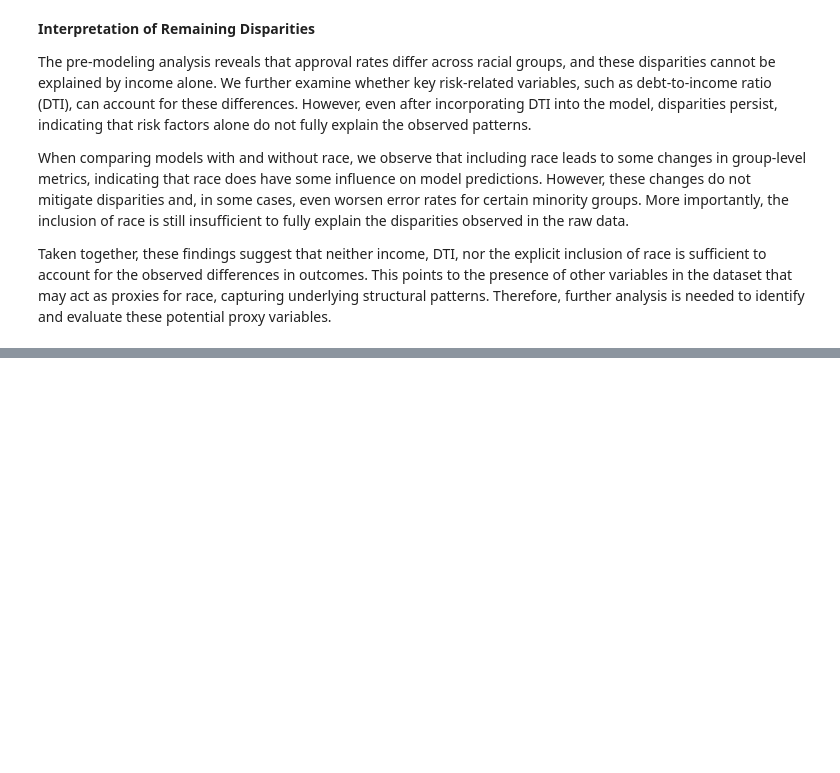
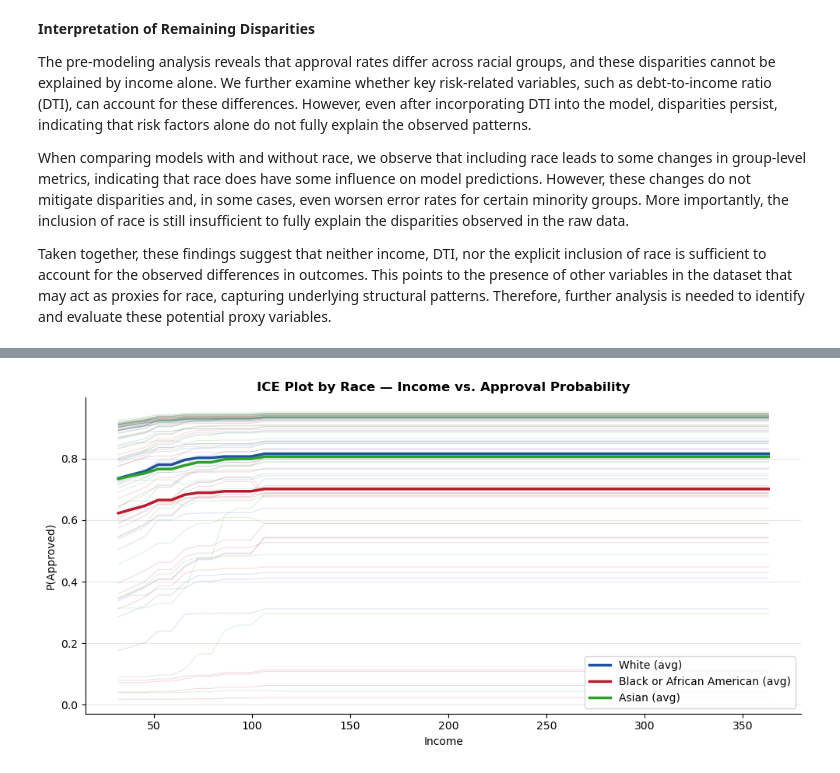
Before and after one commit to lionling427/RML-Capstone-project-, a Jupyter notebook: capstone1.ipynb, the cells around one changed output, grey strips where cells are left out. Saved outputs shown, nothing was run; the diff lists cells and outputs as text; code cells hidden in the pictures; blank space fills up the shorter version.

```diff
--- a/capstone1.ipynb
+++ b/capstone1.ipynb
@@ -1317,0 +1609,59 @@ These features are relevant when evaluating potential privacy risks and model vu
+# %%
+race_groups = ['White', 'Black or African American', 'Asian']
+
+colors_race = {
+    'White': '#1a53a0',
+    'Black or African American': '#B8192C',
+    'Asian': '#2ca02c'
+}
+
+income_grid = np.linspace(
+    X_test_sample['income'].quantile(0.05),
+    X_test_sample['income'].quantile(0.95),
+    50
+)
+
+# --- ICE ---
+fig, ax = plt.subplots(figsize=(10, 5))
+
+for race in race_groups:
+
+    mask = demo_test_sample['derived_race'] == race
+    sample = X_test_sample[mask].sample(
+        min(30, mask.sum()), random_state=42
+    )
+    ice_m = np.vstack([
+        model_A_gbt.predict_proba(sample.assign(income=v))[:, 1]
+        for v in income_grid
+    ]).T
+
+    # individual ICE lines
+    for i in range(len(sample)):
+        ax.plot(
+            income_grid,
+            ice_m[i],
+            color=colors_race[race],
+            alpha=0.15,
+            linewidth=0.8
+        )
+
+    # average line
+    ax.plot(
+        income_grid,
+        ice_m.mean(axis=0),
+        color=colors_race[race],
+        linewidth=2.5,
+        label=f'{race} (avg)'
+    )
+
+ax.set_xlabel('Income')
+ax.set_ylabel('P(Approved)')
+ax.set_title('ICE Plot by Race — Income vs. Approval Probability', fontweight='bold')
+ax.legend()
+ax.spines[['top', 'right']].set_visible(False)
+ax.yaxis.grid(True, alpha=0.3)
+
+plt.tight_layout()
+plt.savefig('ice_by_race.png', dpi=150, bbox_inches='tight')
+# %% [output]
+[figure, added]
```
Also changed, not shown: parts of 199 cells of this notebook, 9 other files.
